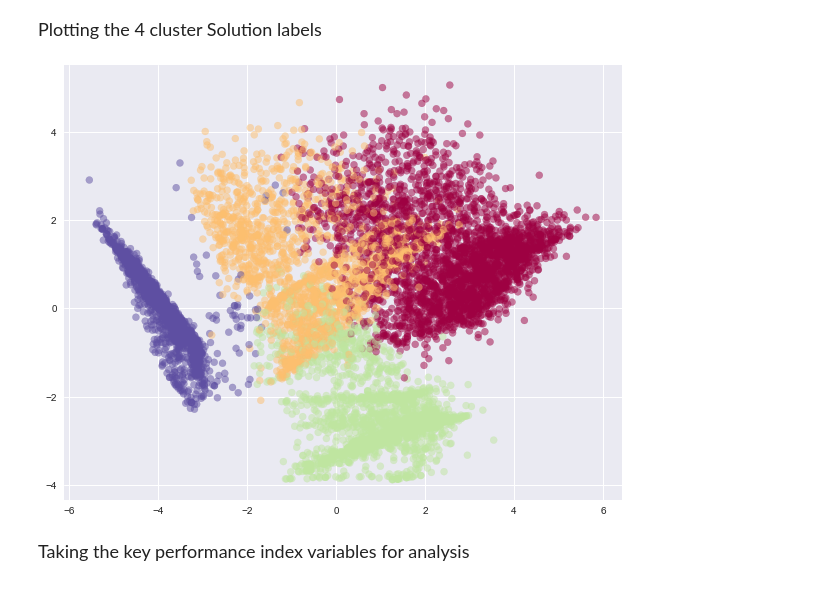
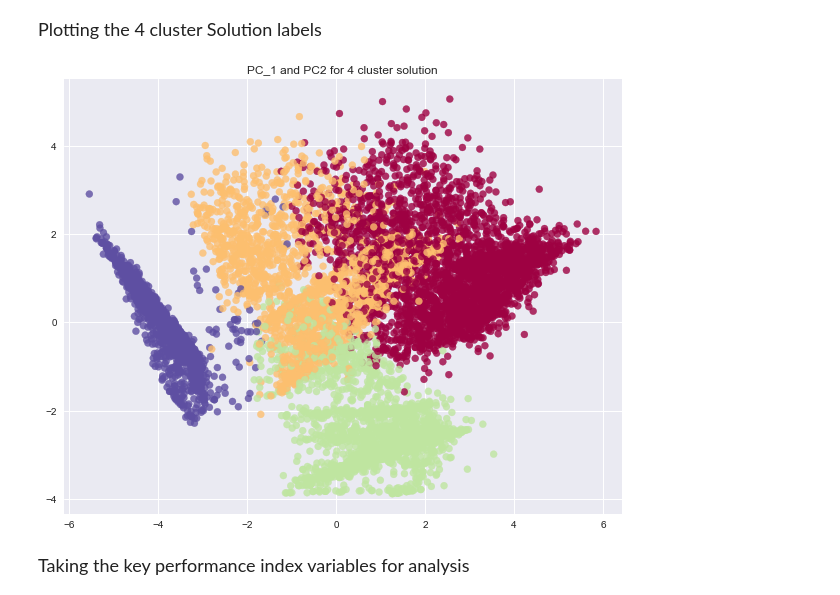
Before and after one commit to Niranjankumar-c/CustomerSegmentation-Banking, a Jupyter notebook: CreditCard-Segmentation-Solution.ipynb, the cells around one changed output. Drawn from its saved outputs; the diff is of its cells as text; code cells hidden in the pictures.

```diff
--- a/CreditCard-Segmentation-Solution.ipynb
+++ b/CreditCard-Segmentation-Solution.ipynb
@@ -718,12 +728,12 @@ dtype: int64
 Plotting the 4 cluster Solution labels
 </big>
 # %%
-plt.figure(figsize=(10,8))
-plt.scatter(reduced_creditdata[:,0],reduced_creditdata[:,1],c=km_4.labels_,cmap="Spectral",alpha=0.5)
-
+plt.figure(figsize=(10, 8 ))
+plt.scatter(reduced_creditdata[:, 0], reduced_creditdata[:, 1], c = km_4.labels_, cmap = "Spectral", alpha = 0.8)
+plt.title("PC_1 and PC2 for 4 cluster solution")
 plt.show()
 # %% [output]
-[figure, old version]
+[figure, new version]
 # %% [markdown]
 <big>
     Taking the key performance index variables for analysis
```
Also changed, not shown: parts of 22 cells of this notebook, 3 other files.
